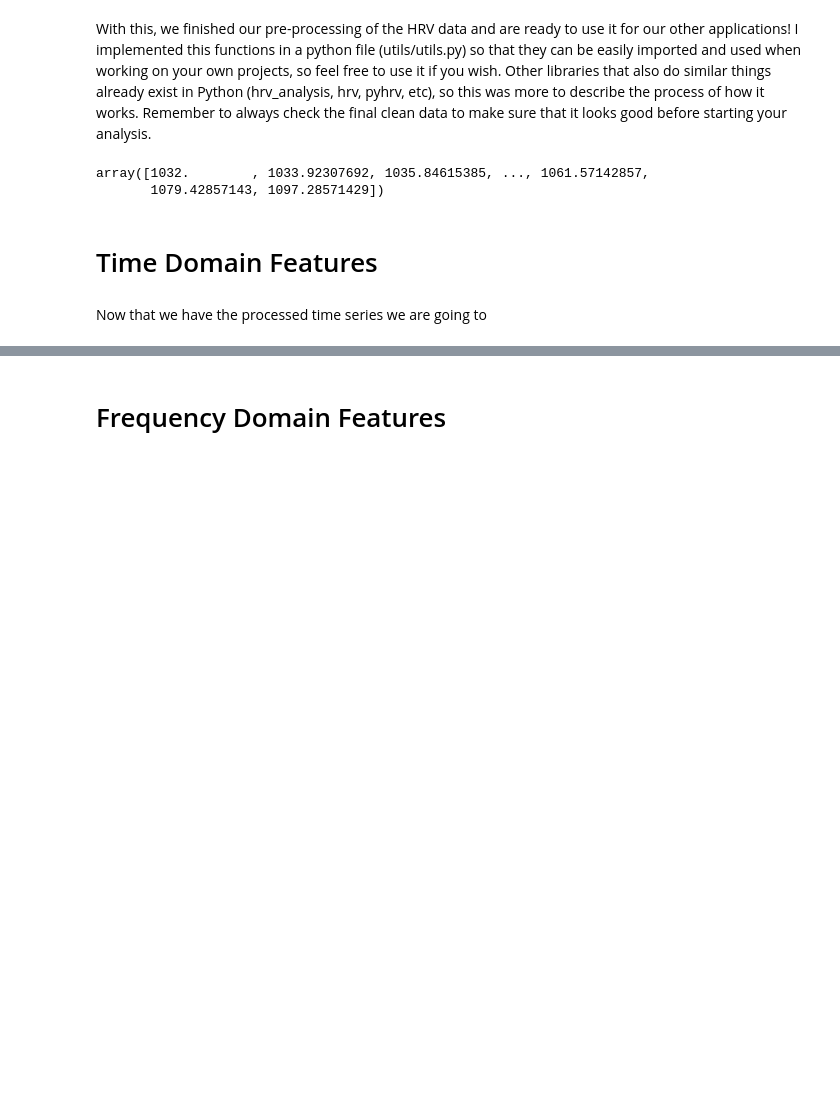
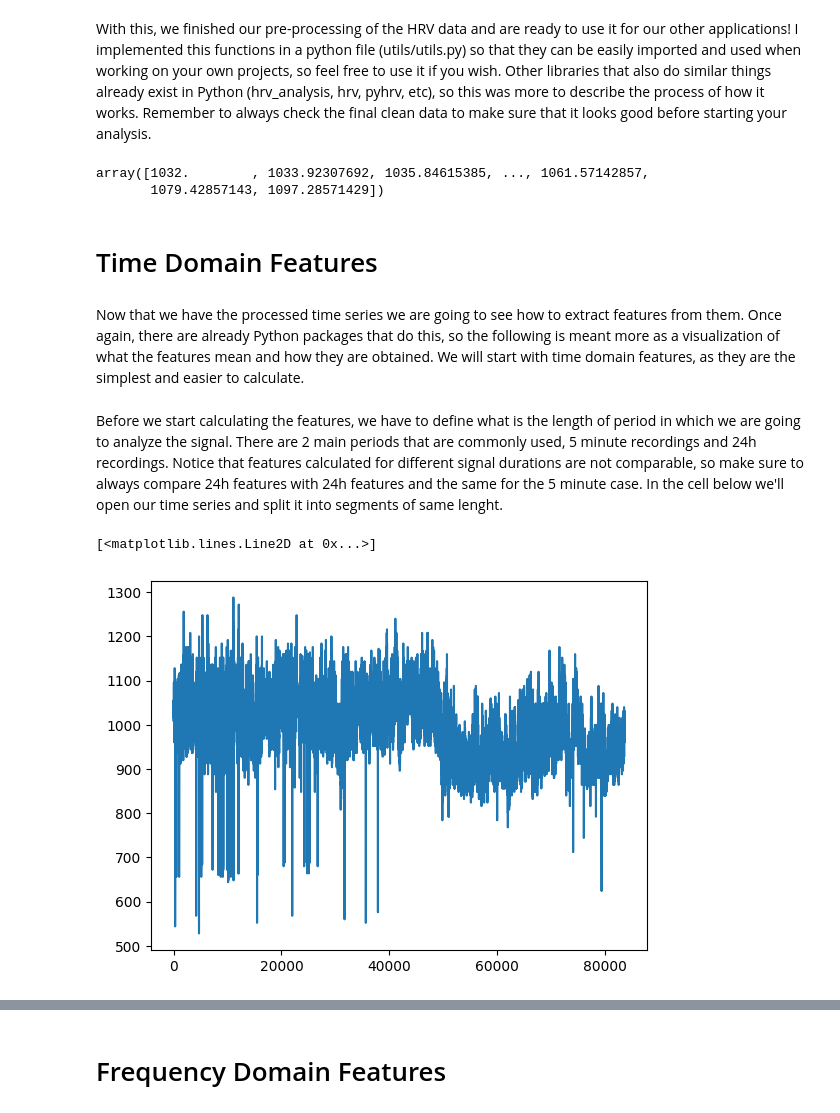
Before and after one commit to jkruse27/Tutorials, a Jupyter notebook: notebooks/hrv_basics.ipynb, the cells around one changed output, grey strips where cells are left out. Cells and saved outputs as stored; diff of their text form; code cells hidden in the pictures; blank space fills up the shorter version.

Commit message:
Add time domain explanation

```diff
--- a/notebooks/hrv_basics.ipynb
+++ b/notebooks/hrv_basics.ipynb
@@ -151,4 +151,21 @@ array([1032.        , 1033.92307692, 1035.84615385, ..., 1061.57142857,
 # %% [markdown]
 # Time Domain Features
 # %% [markdown]
-Now that we have the processed time series we are going to
+Now that we have the processed time series we are going to see how to extract features from them. Once again, there are already Python packages that do this, so the following is meant more as a visualization of what the features mean and how they are obtained. We will start with time domain features, as they are the simplest and easier to calculate.
+# %% [markdown]
+Before we start calculating the features, we have to define what is the length of period in which we are going to analyze the signal. There are 2 main periods that are commonly used, 5 minute recordings and 24h recordings. Notice that features calculated for different signal durations are not comparable, so make sure to always compare 24h features with 24h features and the same for the 5 minute case. In the cell below we'll open our time series and split it into segments of same lenght.
+# %%
+import sys
+sys.path.append('../')
+from utils.utils import read_file
+
+# Reading the data
+hrv = read_file(
+    '../data/example_hrv.csv',
+    resampling_rate=None, # We dont want to resample the data for time domain
+)
+
+plt.plot(hrv)
+# %% [output]
+[<matplotlib.lines.Line2D at 0x...>]
+[figure, added]
```
Also changed, not shown: parts of 6 cells of this notebook, 3 other files.
